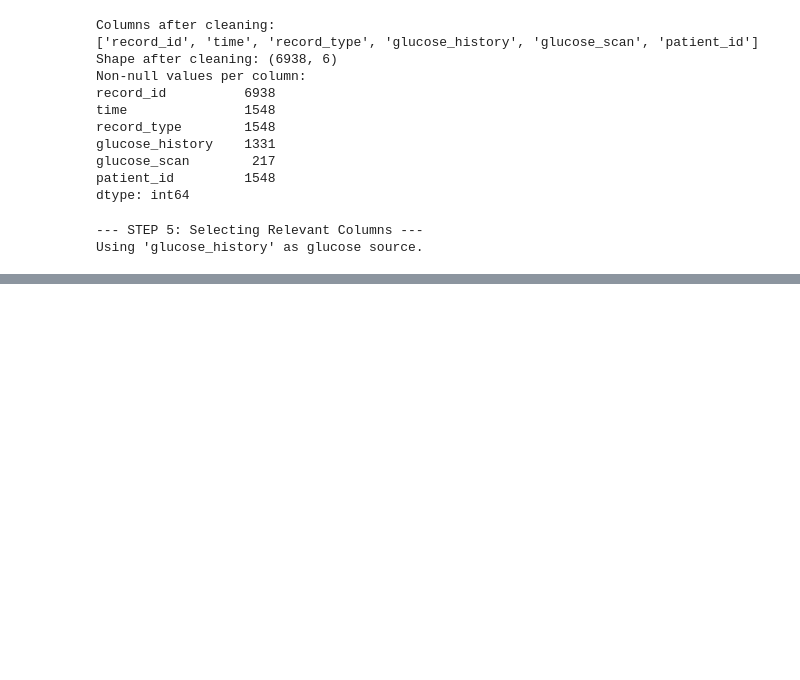
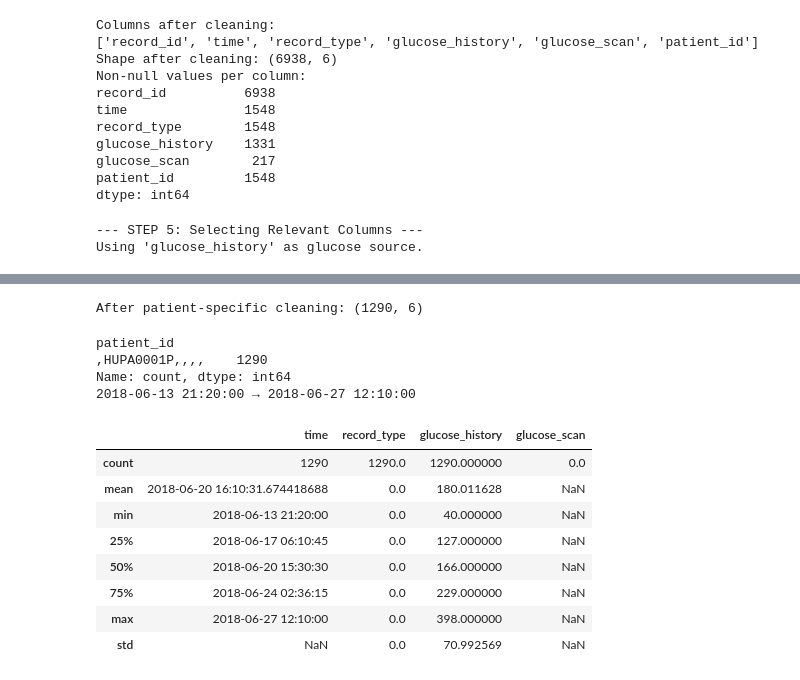
Before and after one commit to Nouran246/Ai-Powered-System-for-Continuous-Glucose-Monitoring-and-Automated-Insulin-Delivery, a Jupyter notebook: Preprocessing/diabetes dataset (Time-Series) - Roaa/scripts/free_style_sensor_preprocessing.ipynb, the cells around one changed output, grey strips where cells are left out. Cells and saved outputs as stored; diff of their text form; code cells hidden in the pictures; blank space fills up the shorter version.

```diff
--- a/Preprocessing/diabetes dataset (Time-Series) - Roaa/scripts/free_style_sensor_preprocessing.ipynb
+++ b/Preprocessing/diabetes dataset (Time-Series) - Roaa/scripts/free_style_sensor_preprocessing.ipynb
@@ -178,5 +175,0 @@ Resampled to 15-minute intervals. New shape: (1340, 1)
-# %%
-print("\n--- STEP 10: Linear Interpolation to Obtain 5-Minute Records ---")
-
-sensor_df = sensor_df.resample('5min').interpolate(method='linear')
-print(f"Interpolated linearly to 5-minute intervals. Records now: {len(sensor_df)}")
@@ -229,0 +179,53 @@ Preprocessing for Freestyle Sensor completed successfully according to the resea
+# %%
+
+# Note: this section performs patient-specific cleaning.
+# It is written to support any number of patients
+
+# Includes trimming invalid periods, removing outliers, and handling gaps.
+def trim_invalid_periods(df):
+    start = df['time'].min() + pd.Timedelta(hours=2)
+    end   = df['time'].max() - pd.Timedelta(hours=2)
+    return df[(df['time'] >= start) & (df['time'] <= end)]
+
+def remove_glucose_outliers(df, col='glucose_history', low=40, high=400):
+    return df[(df[col] >= low) & (df[col] <= high)]
+
+def split_large_gaps(df, max_gap_min=30):
+    df = df.sort_values('time')
+    diffs = df['time'].diff().dt.total_seconds().div(60)
+    seg_id = (diffs > max_gap_min).cumsum()
+    df['segment_id'] = seg_id
+    return [g.copy().drop(columns=['segment_id']) for _, g in df.groupby('segment_id') if len(g) > 1]
+
+patients_clean = []
+for pid in sensor_df['patient_id'].unique():
+    patient_df= sensor_df[sensor_df['patient_id'] == pid].copy()
+    patient_df = trim_invalid_periods(patient_df)
+    patient_df = remove_glucose_outliers(patient_df, glucose_col)
+    segments = split_large_gaps(patient_df, max_gap_min=30)
+    for seg in segments:
+        seg['patient_id'] = pid
+        patients_clean.append(seg)
+
+sensor_df = pd.concat(patients_clean, ignore_index=True).reset_index(drop=True)
+print(f"After patient-specific cleaning: {sensor_df.shape}")
+# %% [output]
+After patient-specific cleaning: (1290, 6)
+# %%
+print(sensor_df['patient_id'].value_counts())
+print(sensor_df['time'].min(), "→", sensor_df['time'].max())
+sensor_df.describe()
+# %% [output]
+patient_id
+,HUPA0001P,,,,    1290
+Name: count, dtype: int64
+2018-06-13 21:20:00 → 2018-06-27 12:10:00
+|  | time | record_type | glucose_history | glucose_scan |
+| count | 1290 | 1290.0 | 1290.000000 | 0.0 |
+| mean | 2018-06-20 16:10:31.674418688 | 0.0 | 180.011628 | NaN |
+| min | 2018-06-13 21:20:00 | 0.0 | 40.000000 | NaN |
+| 25% | 2018-06-17 06:10:45 | 0.0 | 127.000000 | NaN |
+| 50% | 2018-06-20 15:30:30 | 0.0 | 166.000000 | NaN |
+| 75% | 2018-06-24 02:36:15 | 0.0 | 229.000000 | NaN |
+| max | 2018-06-27 12:10:00 | 0.0 | 398.000000 | NaN |
+| std | NaN | 0.0 | 70.992569 | NaN |
```
Also changed, not shown: parts of 27 cells of this notebook, 1 other file.
